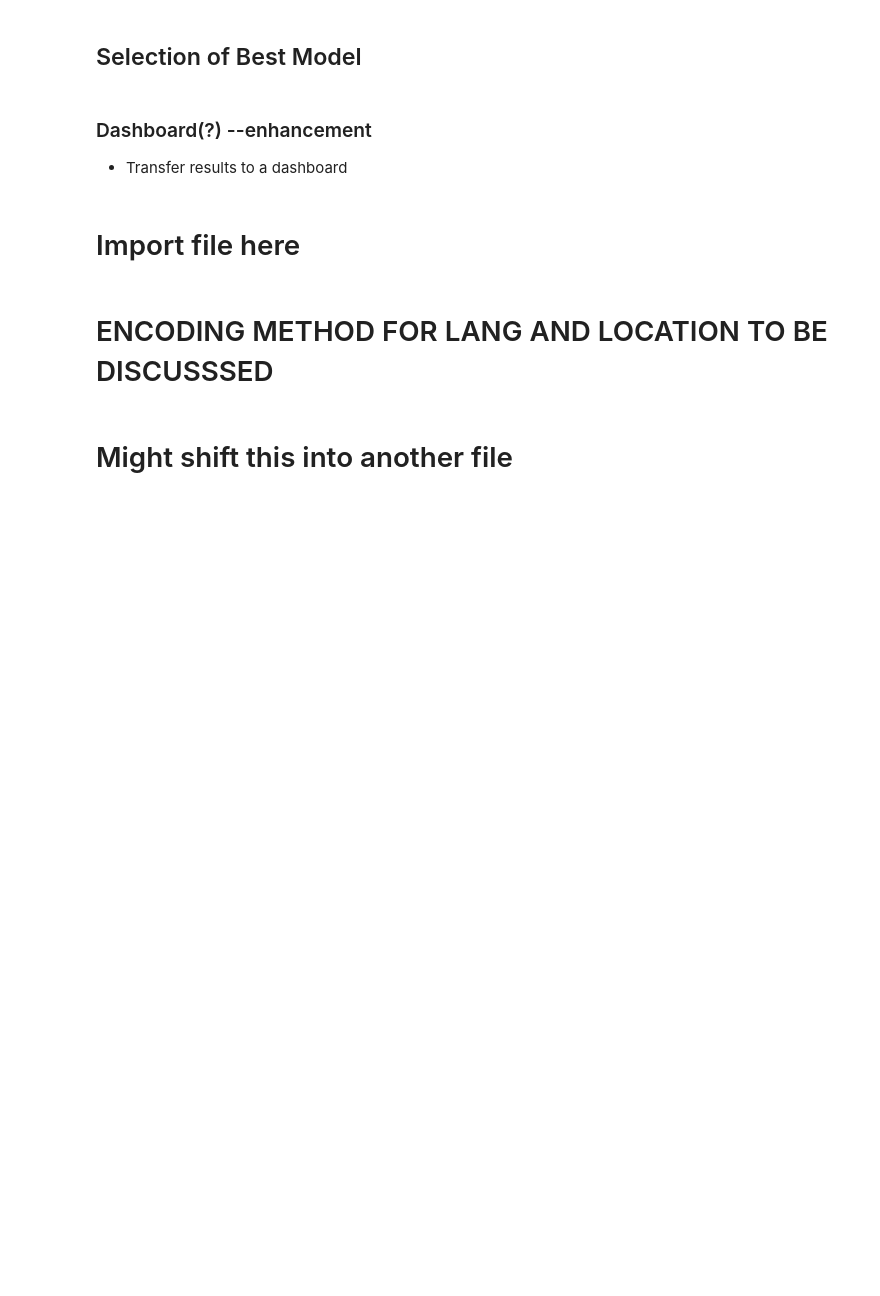
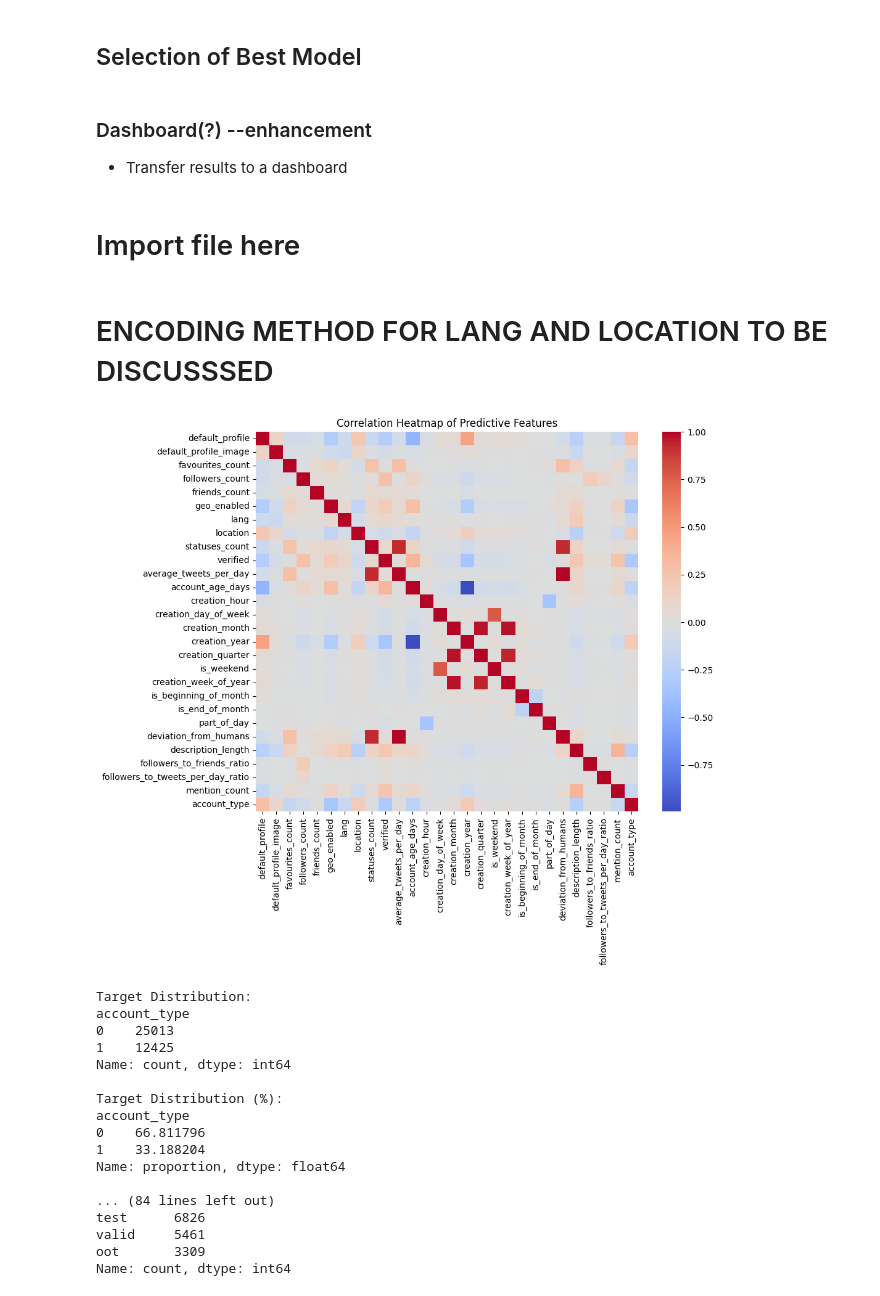
Before and after one commit to wennwei/bt4222, a Jupyter notebook: 4_models.ipynb, the cells around one changed output. Cells and saved outputs as stored; diff of their text form; code cells hidden in the pictures; blank space fills up the shorter version.

```diff
--- a/4_models.ipynb
+++ b/4_models.ipynb
@@ -34,7 +34,8 @@ warnings.simplefilter(action='ignore', category=FutureWarning)
 # Import file here
 # %%
 # Load Data
-df = pd.read_csv("twitter_human_bots_dataset.csv")
+#df = pd.read_csv("twitter_human_bots_dataset.csv")
+df = pd.read_csv("source data/twitter_human_bots_dataset.csv", index_col=0)
 # %%
 
 # Convert 'created_at' to datetime
@@ -131,60 +132,52 @@ df['date'] = pd.to_datetime(df['created_at'])
 id_cols = ['id']
 target_cols = ['account_type']
 # Assuming predictive_cols is already defined
 columns_to_keep = id_cols + predictive_cols
 
 # Filter columns before splitting
 df_filtered = df[columns_to_keep + ['date']]
 
 # Split data based on cutoff date
 oot = df_filtered[df_filtered['date'] >= cutoff_date].set_index('id')
 df_model = df_filtered[df_filtered['date'] < cutoff_date].set_index('id')
 
 # Drop date column as it's no longer needed
 oot = oot.drop('date', axis=1)
 df_model = df_model.drop('date', axis=1)
 
 # Train, Test, Validation Splits
 RANDOM_SEED = 2024
 train, test = train_test_split(df_model, test_size=0.2, random_state=RANDOM_SEED)
 train, valid = train_test_split(train, test_size=0.2, random_state=RANDOM_SEED)
 
 # Add 'X_fold' columns for each split
 train['X_fold'] = 'train'
 test['X_fold'] = 'test'
 valid['X_fold'] = 'valid'
 oot['X_fold'] = 'oot'
 
 # Combine all datasets for modeling
 mds = pd.concat([train, test, valid, oot]).copy(deep=True)
 mds = mds.reset_index()
-
-# Plot correlation heatmap for predictive columns
-corr = mds[predictive_cols].corr()
-plt.figure(figsize=(10, 8))
-sns.heatmap(corr, cmap='coolwarm', center=0)
-plt.title('Correlation Heatmap of Predictive Features')
-plt.show()
-
-# Check target distribution
-print("\nTarget Distribution:")
-print(mds['account_type'].value_counts())
-print("\nTarget Distribution (%):")
-print(mds['account_type'].value_counts(normalize=True) * 100)
-
-# Final Data Overview
-print("\nData Sample:")
-print(mds.head())
-print("\nDataset Info:")
-print(mds.info())
-
-# Verify final columns
-print("\nFinal columns in dataset:")
-print(mds.columns.tolist())
-
-# Verify data splits
-print("\nData split sizes:")
-print(mds['X_fold'].value_counts())
+# %% [output]
+[figure, added]
+Target Distribution:
+account_type
+0    25013
+1    12425
+Name: count, dtype: int64
+
+Target Distribution (%):
+account_type
+0    66.811796
+1    33.188204
+Name: proportion, dtype: float64
+
+... (84 lines left out)
+test      6826
+valid     5461
+oot       3309
+Name: count, dtype: int64
 # %%
 import itertools
 import math
@@ -211,4 +198,2 @@ warnings.filterwarnings("ignore")
 
 import os
-# %% [markdown]
-# Might shift this into another file
```
Also changed, not shown: parts of 21 cells of this notebook, 6 other files.
